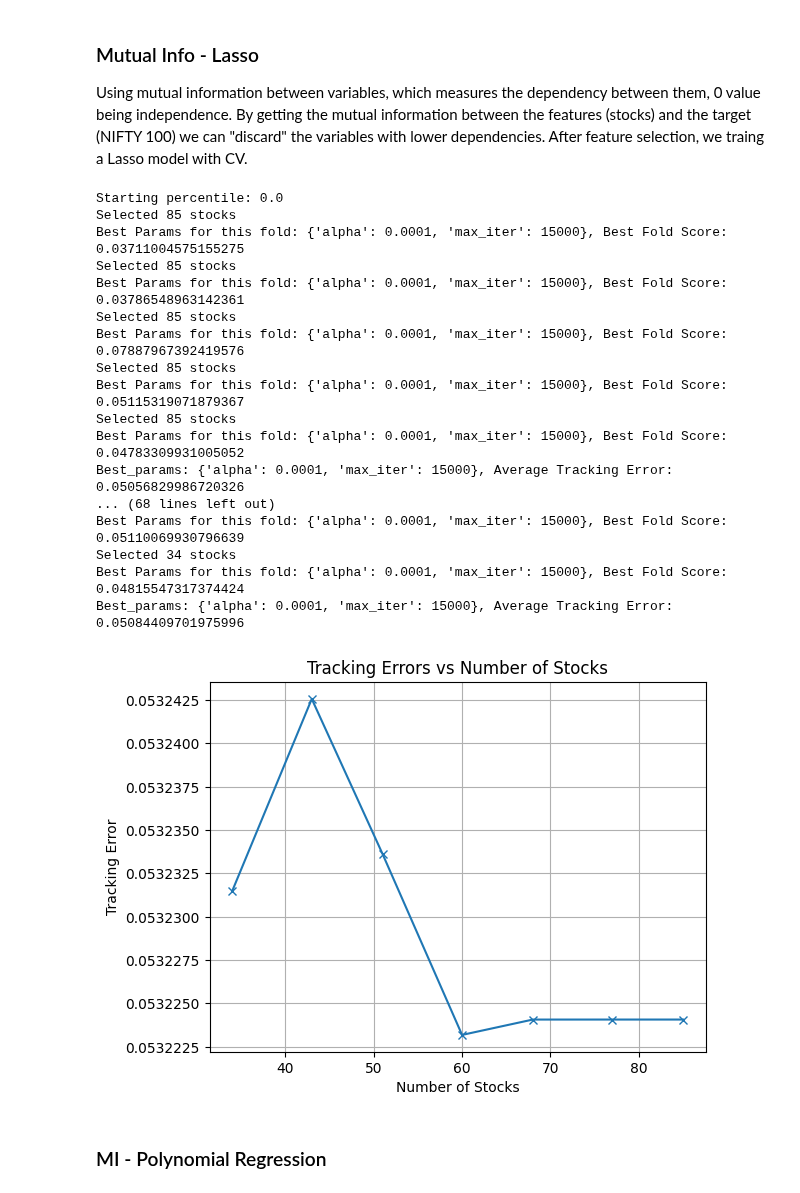
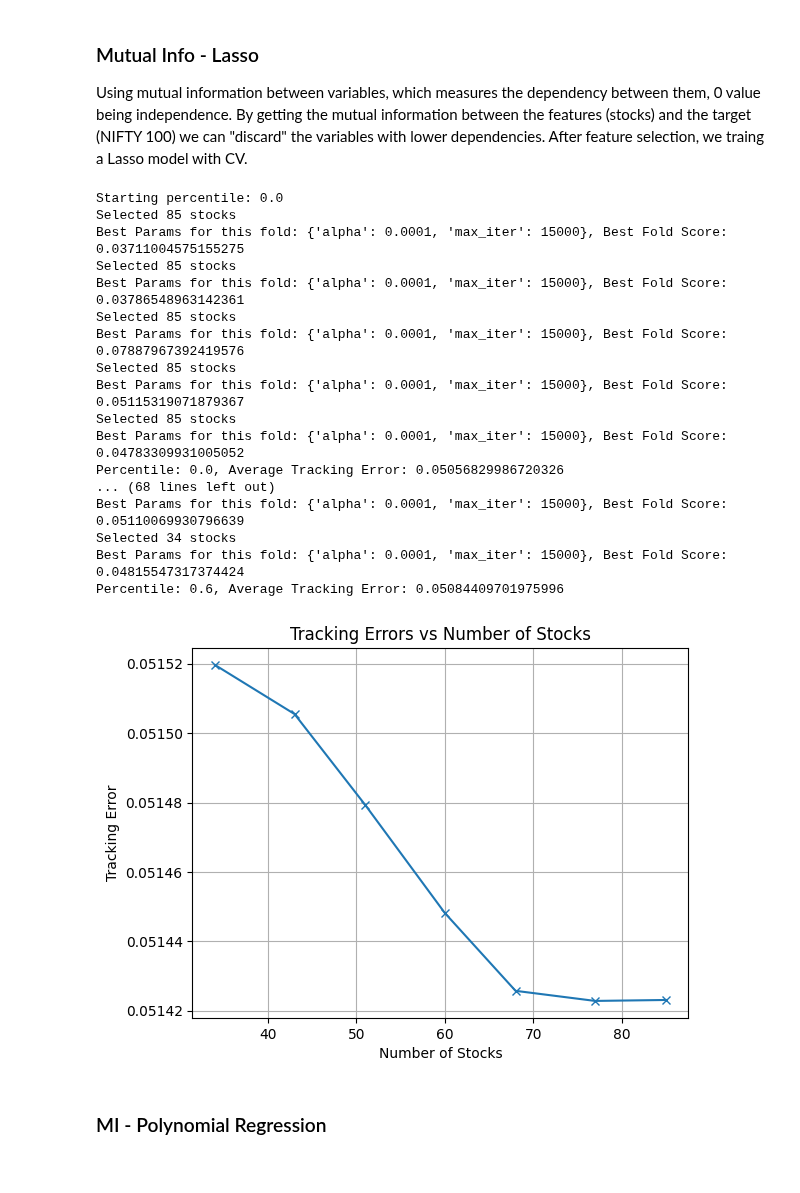
Before and after one commit to dbriito13/CSCA5622, a Jupyter notebook: nifty-50-partial-replication.ipynb, the cells around one changed output. Saved outputs shown, nothing was run; the diff lists cells and outputs as text; code cells hidden in the pictures.

```diff
--- a/nifty-50-partial-replication.ipynb
+++ b/nifty-50-partial-replication.ipynb
@@ -374,7 +374,7 @@ num_stocks_list = []
 
 percentiles = [0.0, 0.1, 0.2, 0.3, 0.4, 0.5, 0.6]
 param_grid = {
-    'alpha': [0.0001, 0.00025, 0.0005, 0.00075, 0.001, 0.0025, 0.005, 0.01],
+    'alpha': [0.0001, 0.00025, 0.0005, 0.00075, 0.001, 0.002, 0.0025],
     'max_iter': [15000]
 }
 
@@ -385,36 +385,36 @@ for percentile in percentiles:
     num_stocks_list.append(num_stocks)
     tracking_errors.append(tracking_err)
     adj_tracking_errors.append(adj_tracking_err)
 
 # Plotting the results
 fig, ax1 = plt.subplots()
 
 # Plotting number of stocks on the primary y-axis
 plt.plot(num_stocks_list, adj_tracking_errors, marker='x')
 plt.xlabel('Number of Stocks')
 plt.ylabel('Tracking Error')
 plt.title('Tracking Errors vs Number of Stocks')
 plt.grid(True)
 plt.show()
 # %% [output]
 Starting percentile: 0.0
 Selected 85 stocks
 Best Params for this fold: {'alpha': 0.0001, 'max_iter': 15000}, Best Fold Score: 0.03711004575155275
 Selected 85 stocks
 Best Params for this fold: {'alpha': 0.0001, 'max_iter': 15000}, Best Fold Score: 0.03786548963142361
 Selected 85 stocks
 Best Params for this fold: {'alpha': 0.0001, 'max_iter': 15000}, Best Fold Score: 0.07887967392419576
 Selected 85 stocks
 Best Params for this fold: {'alpha': 0.0001, 'max_iter': 15000}, Best Fold Score: 0.05115319071879367
 Selected 85 stocks
 Best Params for this fold: {'alpha': 0.0001, 'max_iter': 15000}, Best Fold Score: 0.04783309931005052
-Best_params: {'alpha': 0.0001, 'max_iter': 15000}, Average Tracking Error: 0.05056829986720326
+Percentile: 0.0, Average Tracking Error: 0.05056829986720326
 ... (68 lines left out)
 Best Params for this fold: {'alpha': 0.0001, 'max_iter': 15000}, Best Fold Score: 0.05110069930796639
 Selected 34 stocks
 Best Params for this fold: {'alpha': 0.0001, 'max_iter': 15000}, Best Fold Score: 0.04815547317374424
-Best_params: {'alpha': 0.0001, 'max_iter': 15000}, Average Tracking Error: 0.05084409701975996
+Percentile: 0.6, Average Tracking Error: 0.05084409701975996
-[figure, old version]
+[figure, new version]
 # %% [markdown]
 ### MI - Polynomial Regression
 # %% [markdown]
```
Also changed, not shown: parts of 1 cell of this notebook.
